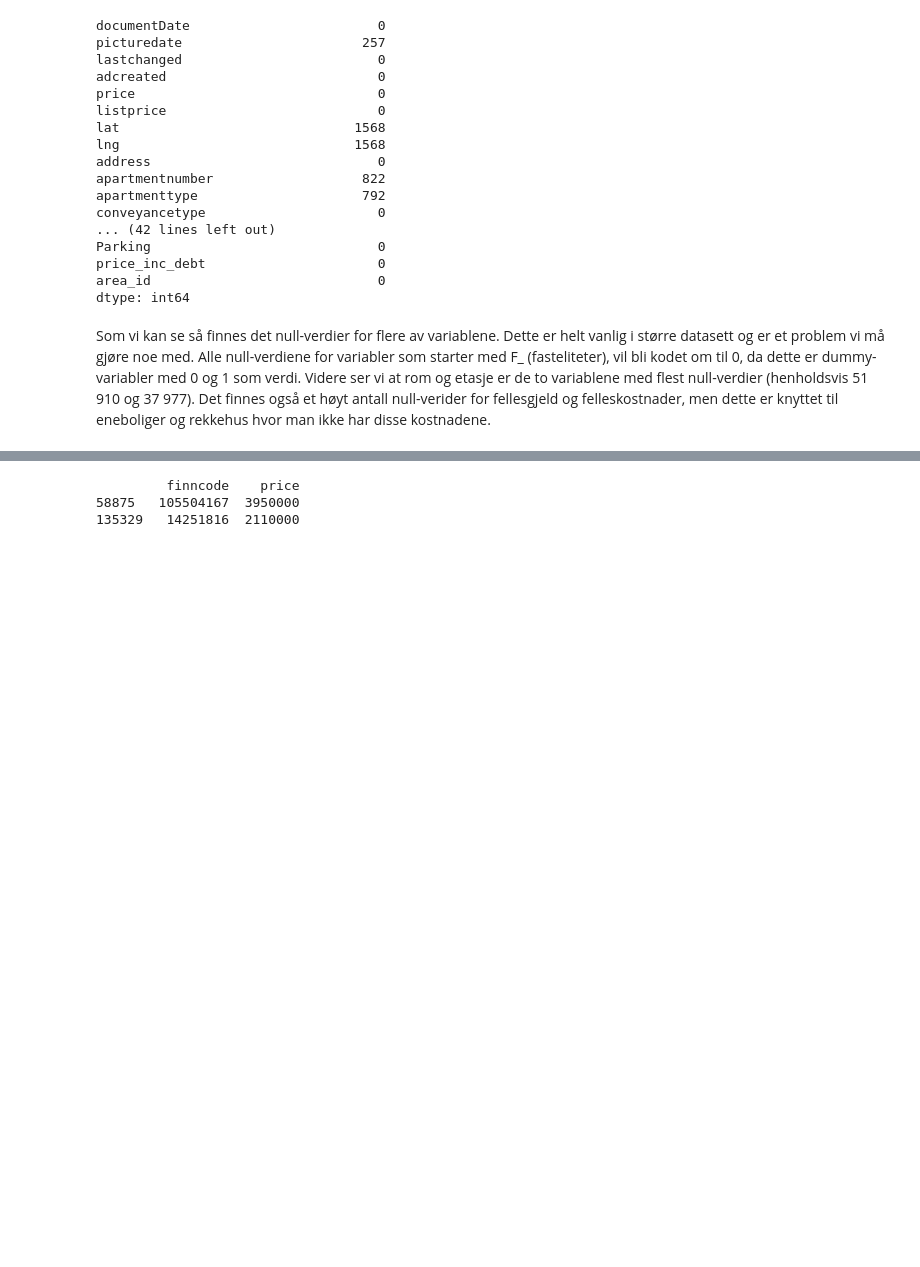
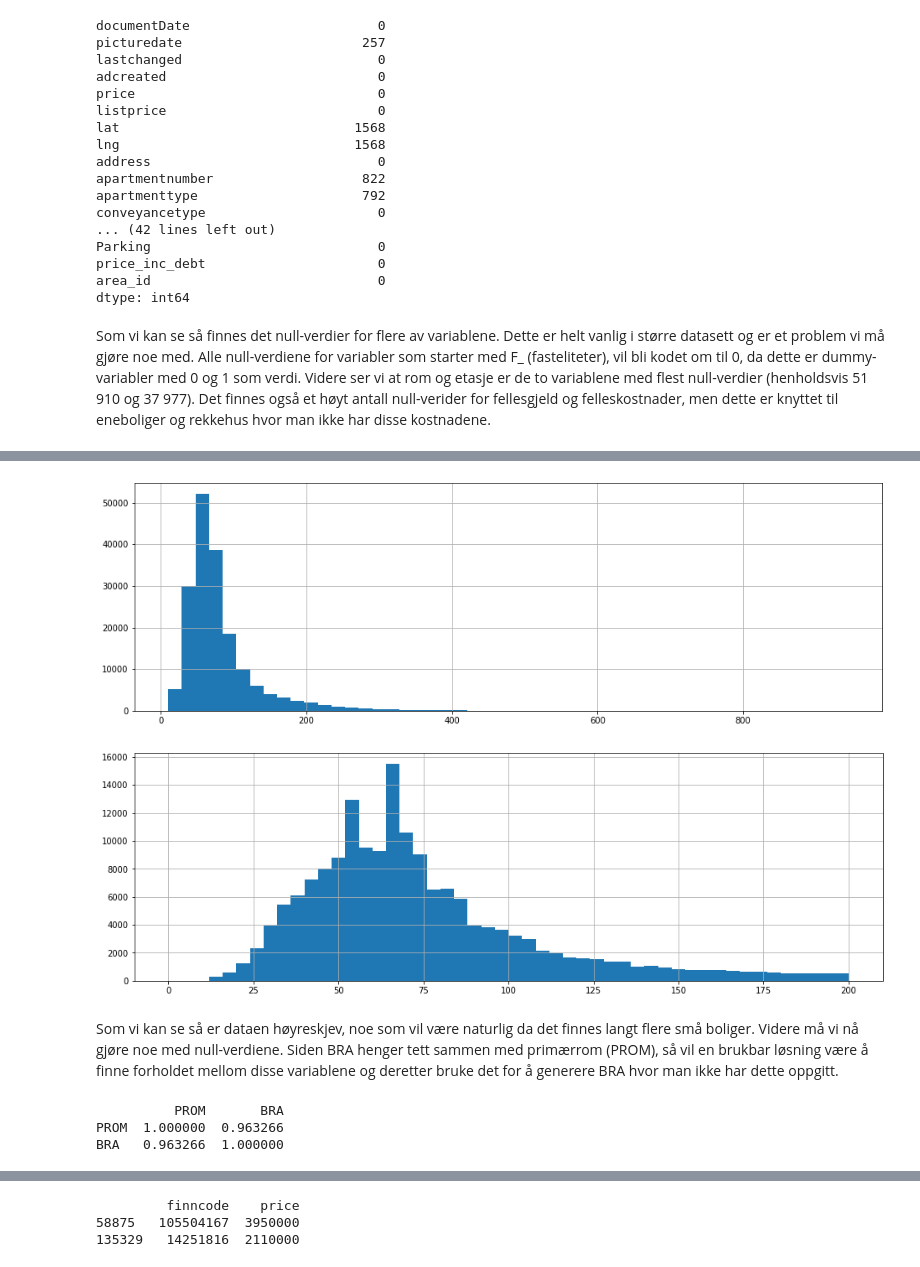
Before and after one commit to smmogen/BOABachelor, a Jupyter notebook: Jupyter/Eiendomsdata.ipynb, the cells around one changed output, grey strips where cells are left out. Cells and saved outputs as stored; diff of their text form; code cells hidden in the pictures; blank space fills up the shorter version.

```diff
--- a/Jupyter/Eiendomsdata.ipynb
+++ b/Jupyter/Eiendomsdata.ipynb
@@ -162,0 +133,20 @@ Name: documentDate, Length: 3607, dtype: int64
+# %%
+#Dictionary med bydeler (area_id) og tilsvarende koordinater til sentrum av bydelene
+bydeler_koordinater = {1:[59.911832, 10.789224], 2:[59.923818, 10.771007],3:[59.938290, 10.764674],
+4:[59.927053, 10.738491],5:[59.915947, 10.705421],6:[59.927271, 10.664877],7:[59.950695, 10.657639],
+8:[59.956516, 10.766631],9:[59.937116, 10.820808],10:[59.954572, 10.876033],11:[59.958182, 10.924858],
+12:[59.935980, 10.877371],13:[59.888390, 10.835148],14:[59.875677, 10.789629],15:[59.832622, 10.826528],
+16:[59.910462, 10.737319]}
+
+#Oppretter nye kolonner for lat/lng til bydelene
+df['Bydel_lat'] = df['area_id']
+df['Bydel_lng'] = df['area_id']
+
+#Endrer fra area_id til koordinater for bydelene
+for key, item in bydeler_koordinater.items():
+    df['Bydel_lat'].mask(df['Bydel_lat'] == key, item[0], inplace=True)
+    df['Bydel_lng'].mask(df['Bydel_lng'] == key, item[1], inplace=True)
+
+#Fyller inn null-verdier med tilsvarende koordinater for bydelene
+df['lat'] = df['lat'].fillna(df['Bydel_lat'])
+df['lng'] = df['lng'].fillna(df['Bydel_lng'])
@@ -162,0 +155,28 @@ Name: documentDate, Length: 3607, dtype: int64
+# %%
+#Fjerner alle boliger med BRA>500 og pris<10 000 000
+df.drop(df[(df['BRA'] > 500) & (df['price'] < 10000000)].index, inplace = True)
+#Fjerner alle leiligheter med BRA>350 og pris<10 000 000
+df.drop(df[(df['BRA'] > 350) & (df['housingtype'] == 'Leilighet') & (df['price'] < 10000000)].index, inplace = True)
+#Fjerner alle boliger med BRA > 1000
+df.drop(df[df['BRA'] > 1000].index, inplace = True)
+#Fjerner alle boliger med BRA < 10
+df.drop(df[df['BRA'] < 10].index, inplace = True)
+# %%
+#Printer histogram over fordelingen
+df['BRA'].hist(bins=50, figsize=(16,5))
+plt.show()
+#Printer histogram over fordelingen mellom 0 og 200 kvm
+df['BRA'].hist(bins=50, figsize=(16,5), range=[0,200])
+plt.show()
+# %% [output]
+[figure, added]
+[figure, added]
+# %% [markdown]
+Som vi kan se så er dataen høyreskjev, noe som vil være naturlig da det finnes langt flere små boliger. Videre må vi nå gjøre noe med null-verdiene. Siden BRA henger tett sammen med primærrom (PROM), så vil en brukbar løsning være å finne forholdet mellom disse variablene og deretter bruke det for å generere BRA hvor man ikke har dette oppgitt.
+# %%
+#Printer korrelasjonen mellom PROM og BRA
+print(df[['PROM','BRA']].corr())
+# %% [output]
+          PROM       BRA
+PROM  1.000000  0.963266
+BRA   0.963266  1.000000
```
Also changed, not shown: parts of 28 cells of this notebook, 1 other file.
